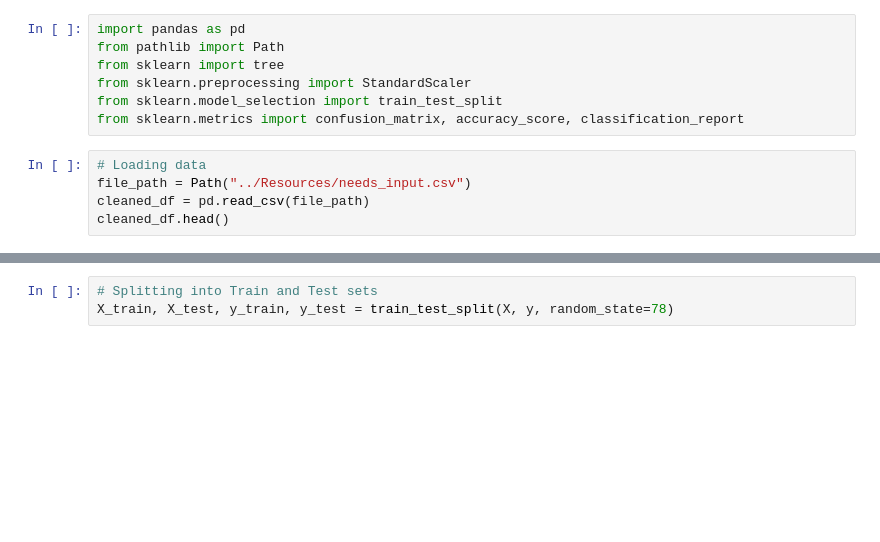
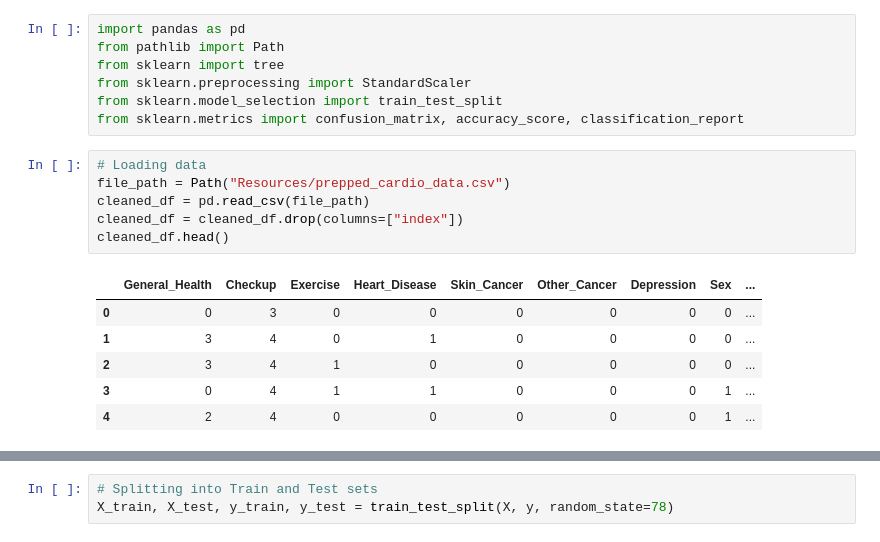
Before and after one commit to andrew-m-g/project_4, a Jupyter notebook: Decision_tree_model.ipynb, the cells around one changed output, grey strips where cells are left out. Cells and saved outputs as stored; diff of their text form; blank space fills up the shorter version.

```diff
--- a/Decision_tree_model.ipynb
+++ b/Decision_tree_model.ipynb
@@ -7,6 +7,14 @@ from sklearn.model_selection import train_test_split
 from sklearn.metrics import confusion_matrix, accuracy_score, classification_report
 # %%
 # Loading data
-file_path = Path("../Resources/needs_input.csv")
+file_path = Path("Resources/prepped_cardio_data.csv")
 cleaned_df = pd.read_csv(file_path)
+cleaned_df = cleaned_df.drop(columns=["index"])
 cleaned_df.head()
+# %% [output]
+|  | General_Health | Checkup | Exercise | Heart_Disease | Skin_Cancer | Other_Cancer | Depression | Sex | ... |
+| 0 | 0 | 3 | 0 | 0 | 0 | 0 | 0 | 0 | ... |
+| 1 | 3 | 4 | 0 | 1 | 0 | 0 | 0 | 0 | ... |
+| 2 | 3 | 4 | 1 | 0 | 0 | 0 | 0 | 0 | ... |
+| 3 | 0 | 4 | 1 | 1 | 0 | 0 | 0 | 1 | ... |
+| 4 | 2 | 4 | 0 | 0 | 0 | 0 | 0 | 1 | ... |
```
Also changed, not shown: parts of 18 cells of this notebook, 1 other file.
